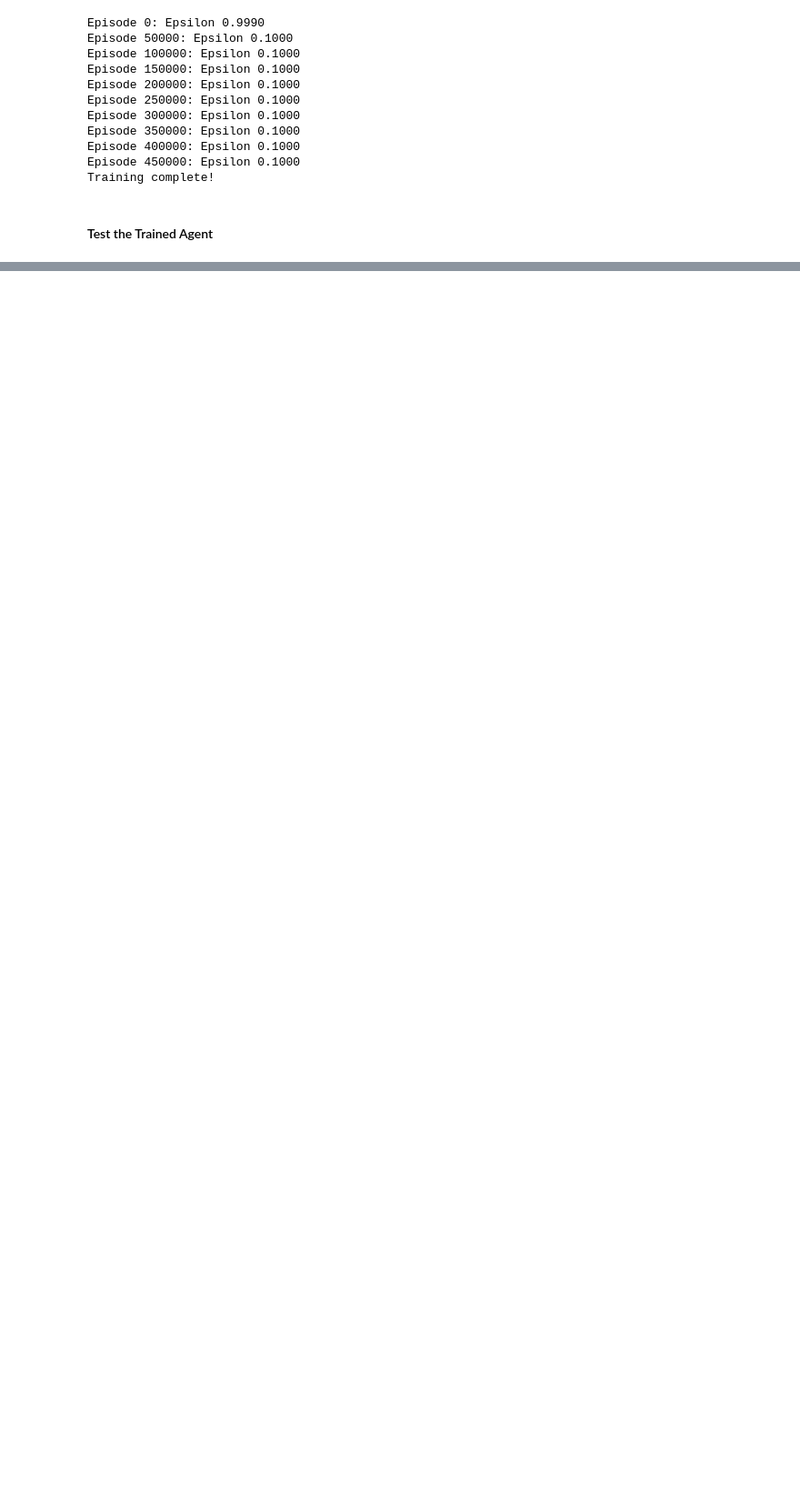
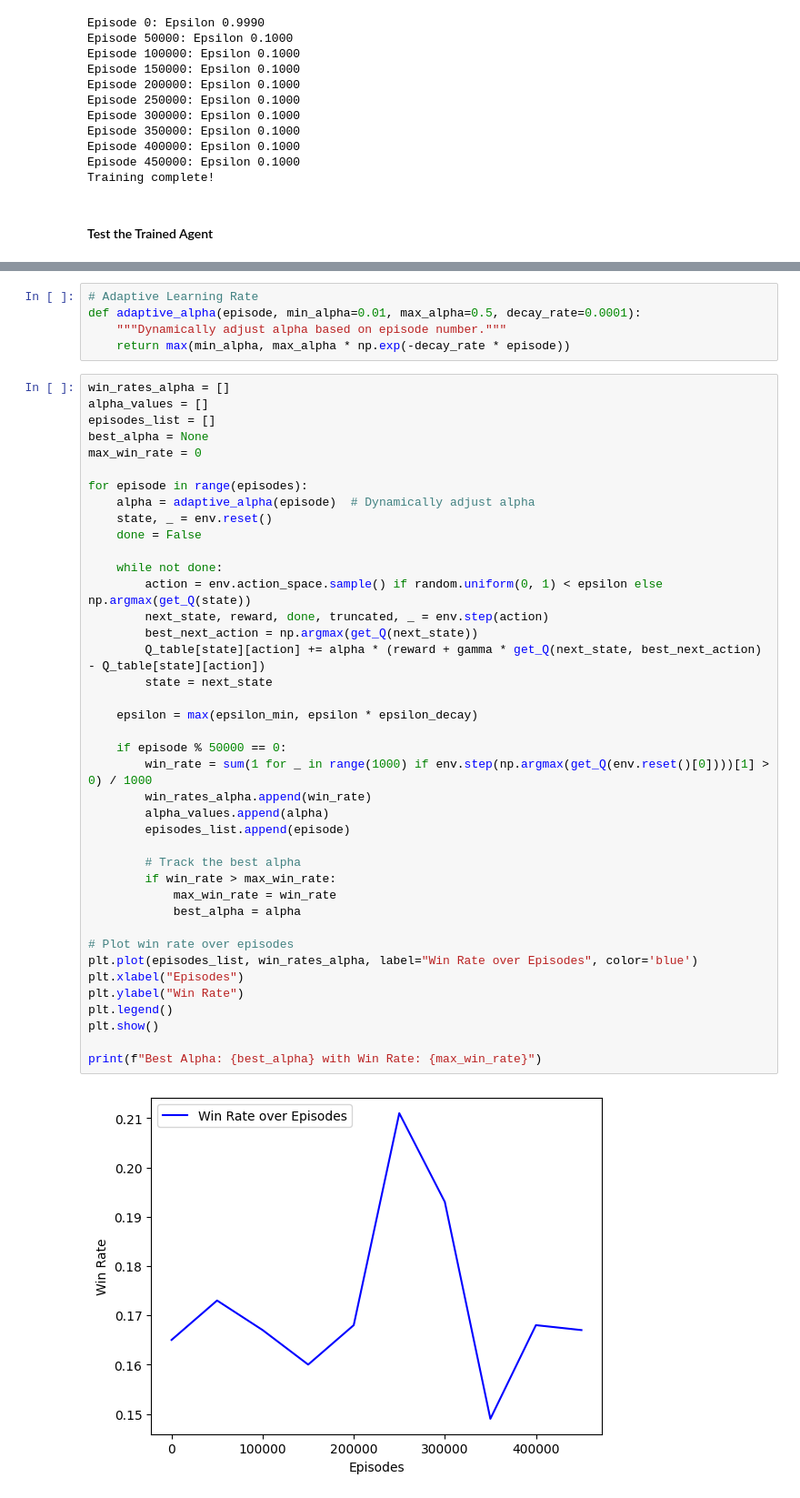
Before and after one commit to samarelayed/Reinforcement_Learning_Blackjack, a Jupyter notebook: Reinforcement_Learning_Blackjack.ipynb, the cells around one changed output, grey strips where cells are left out. Shown: that part at 91% size. Cells and saved outputs as stored; diff of their text form; blank space fills up the shorter version.

```diff
--- a/Reinforcement_Learning_Blackjack.ipynb
+++ b/Reinforcement_Learning_Blackjack.ipynb
@@ -78,0 +176,47 @@ Training complete!
+# %%
+# Adaptive Learning Rate
+def adaptive_alpha(episode, min_alpha=0.01, max_alpha=0.5, decay_rate=0.0001):
+    """Dynamically adjust alpha based on episode number."""
+    return max(min_alpha, max_alpha * np.exp(-decay_rate * episode))
+# %%
+win_rates_alpha = []
+alpha_values = []
+episodes_list = []
+best_alpha = None
+max_win_rate = 0
+
+for episode in range(episodes):
+    alpha = adaptive_alpha(episode)  # Dynamically adjust alpha
+    state, _ = env.reset()
+    done = False
+
+    while not done:
+        action = env.action_space.sample() if random.uniform(0, 1) < epsilon else np.argmax(get_Q(state))
+        next_state, reward, done, truncated, _ = env.step(action)
+        best_next_action = np.argmax(get_Q(next_state))
+        Q_table[state][action] += alpha * (reward + gamma * get_Q(next_state, best_next_action) - Q_table[state][action])
+        state = next_state
+
+    epsilon = max(epsilon_min, epsilon * epsilon_decay)
+
+    if episode % 50000 == 0:
+        win_rate = sum(1 for _ in range(1000) if env.step(np.argmax(get_Q(env.reset()[0])))[1] > 0) / 1000
+        win_rates_alpha.append(win_rate)
+        alpha_values.append(alpha)
+        episodes_list.append(episode)
+
+        # Track the best alpha
+        if win_rate > max_win_rate:
+            max_win_rate = win_rate
+            best_alpha = alpha
+
+# Plot win rate over episodes
+plt.plot(episodes_list, win_rates_alpha, label="Win Rate over Episodes", color='blue')
+plt.xlabel("Episodes")
+plt.ylabel("Win Rate")
+plt.legend()
+plt.show()
+
+print(f"Best Alpha: {best_alpha} with Win Rate: {max_win_rate}")
+# %% [output]
+[figure, added]
```
Also changed, not shown: parts of 40 cells of this notebook.
